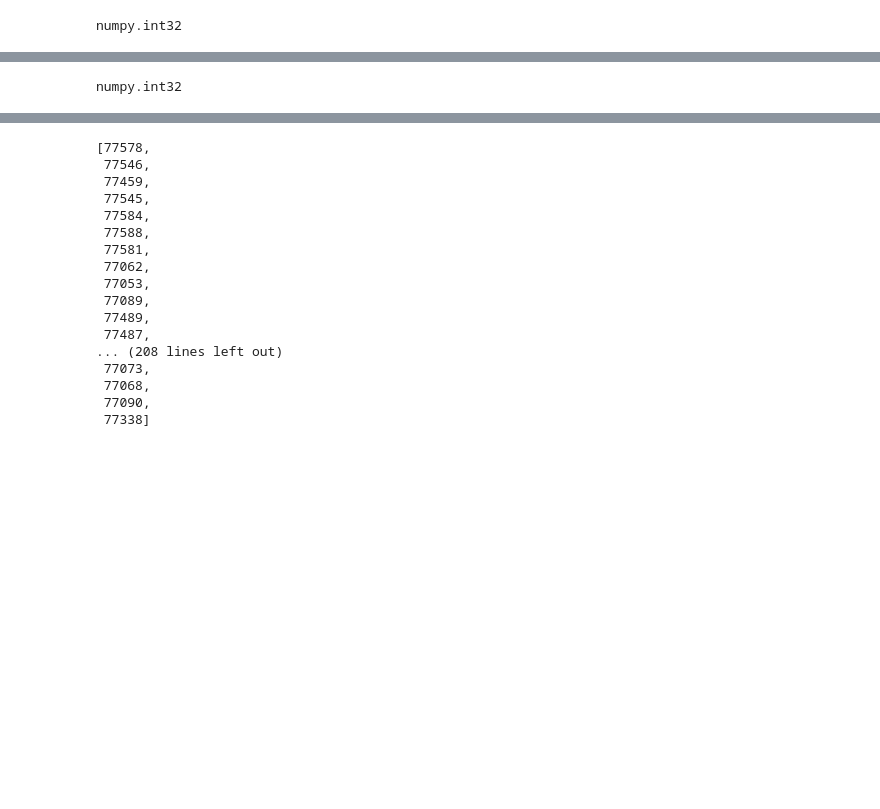
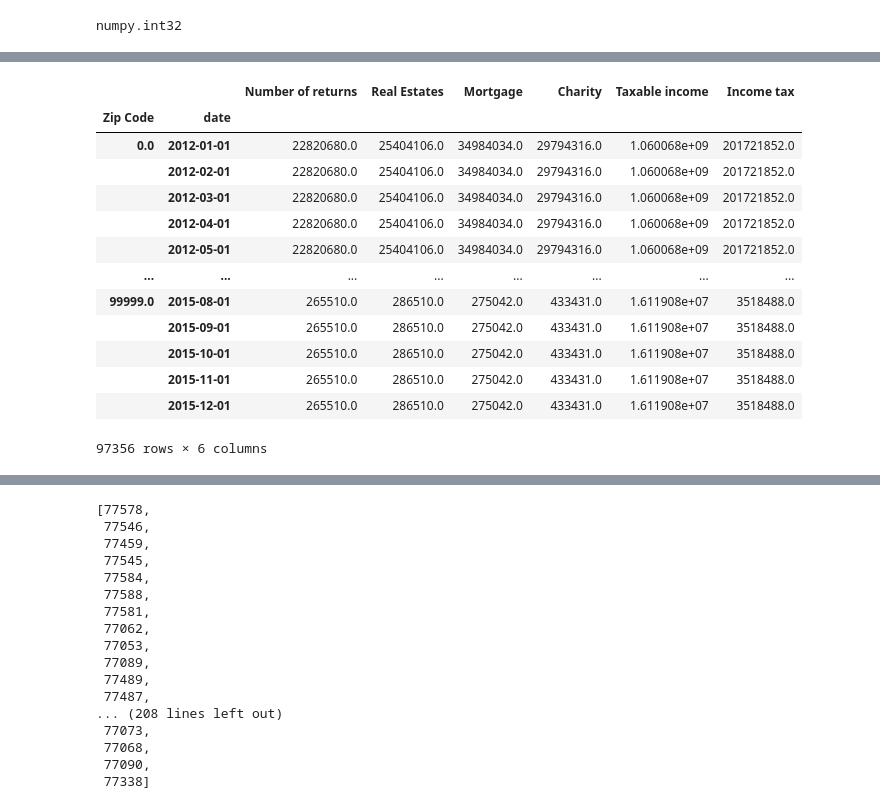
Before and after one commit to dovu93/Real_Estate_Investment_Identifier, a Jupyter notebook: Notebooks/Trial&Error_Vu.ipynb, the cells around one changed output, grey strips where cells are left out. Cells and saved outputs as stored; diff of their text form; code cells hidden in the pictures; blank space fills up the shorter version.

```diff
--- a/Notebooks/Trial&Error_Vu.ipynb
+++ b/Notebooks/Trial&Error_Vu.ipynb
@@ -386,4 +397,18 @@ clean_tax.tail()
 # %%
-type(clean_tax["Zip Code"][0])
+a = clean_tax.groupby(["Zip Code", "date"]).sum()
+a
 # %% [output]
+|  |  | Number of returns | Real Estates | Mortgage | Charity | Taxable income | Income tax |
+| Zip Code | date |  |  |  |  |  |  |
+| 0.0 | 2012-01-01 | 22820680.0 | 25404106.0 | 34984034.0 | 29794316.0 | 1.060068e+09 | 201721852.0 |
+|  | 2012-02-01 | 22820680.0 | 25404106.0 | 34984034.0 | 29794316.0 | 1.060068e+09 | 201721852.0 |
+|  | 2012-03-01 | 22820680.0 | 25404106.0 | 34984034.0 | 29794316.0 | 1.060068e+09 | 201721852.0 |
+|  | 2012-04-01 | 22820680.0 | 25404106.0 | 34984034.0 | 29794316.0 | 1.060068e+09 | 201721852.0 |
+|  | 2012-05-01 | 22820680.0 | 25404106.0 | 34984034.0 | 29794316.0 | 1.060068e+09 | 201721852.0 |
+| ... | ... | ... | ... | ... | ... | ... | ... |
+| 99999.0 | 2015-08-01 | 265510.0 | 286510.0 | 275042.0 | 433431.0 | 1.611908e+07 | 3518488.0 |
+|  | 2015-09-01 | 265510.0 | 286510.0 | 275042.0 | 433431.0 | 1.611908e+07 | 3518488.0 |
+|  | 2015-10-01 | 265510.0 | 286510.0 | 275042.0 | 433431.0 | 1.611908e+07 | 3518488.0 |
+|  | 2015-11-01 | 265510.0 | 286510.0 | 275042.0 | 433431.0 | 1.611908e+07 | 3518488.0 |
+|  | 2015-12-01 | 265510.0 | 286510.0 | 275042.0 | 433431.0 | 1.611908e+07 | 3518488.0 |
-numpy.int32
+97356 rows × 6 columns
```
Also changed, not shown: parts of 23 cells of this notebook, 13 other files.
